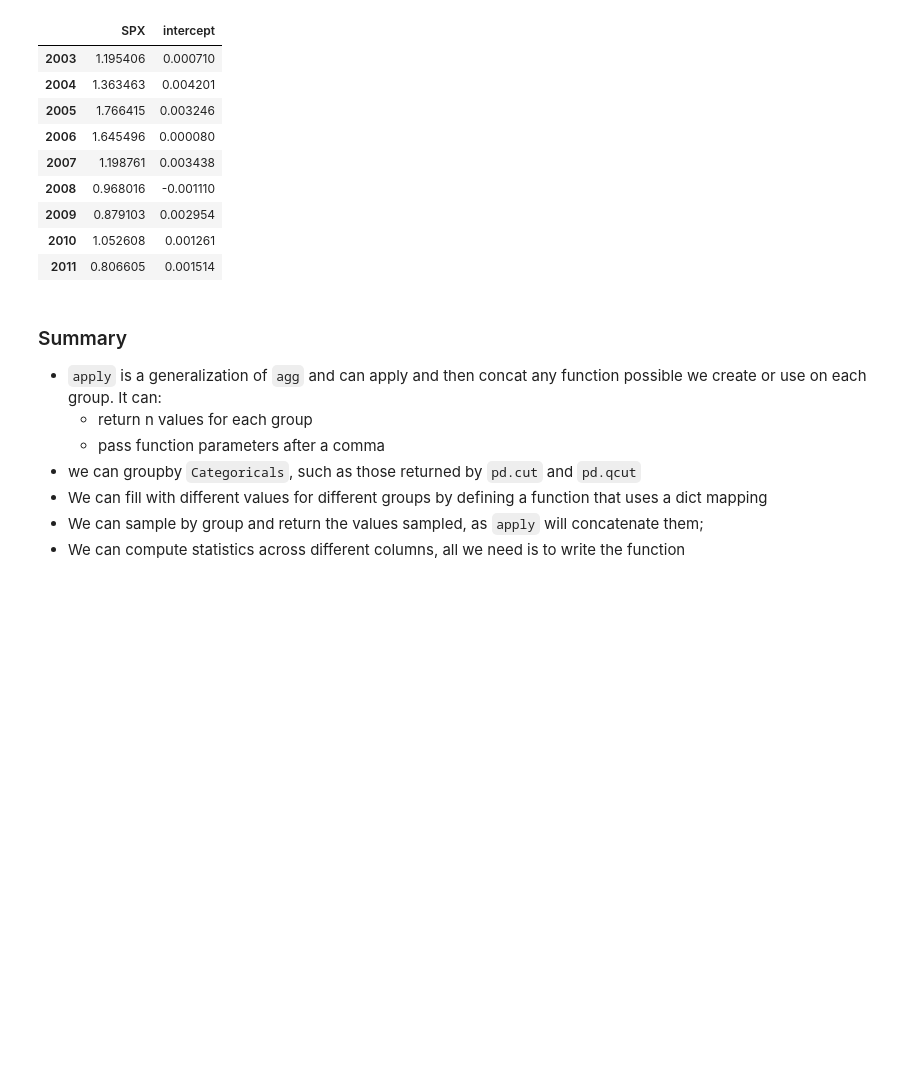
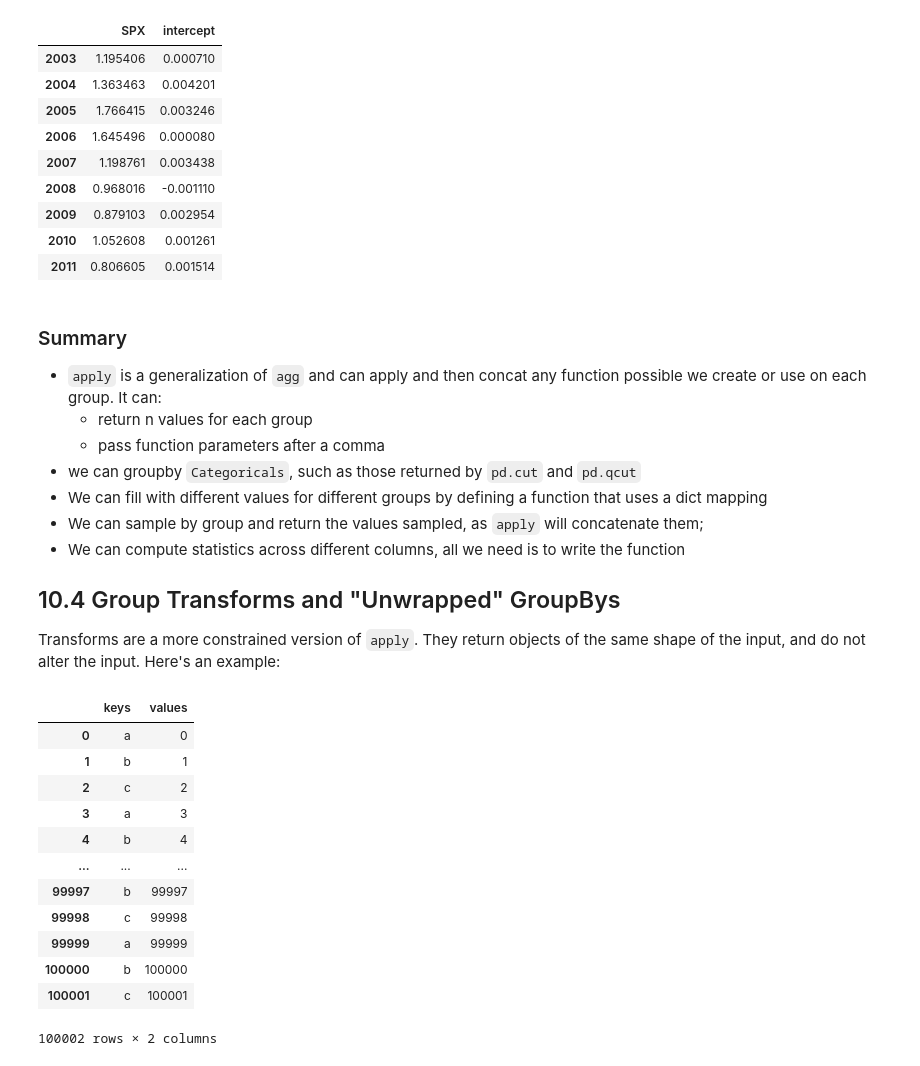
Before and after one commit to guinbraga/Python-for-Data-Analysis, a Jupyter notebook: 10-agg_group/10-agg_group.ipynb, the cells around one changed output. Saved outputs shown, nothing was run; the diff lists cells and outputs as text; code cells hidden in the pictures; blank space fills up the shorter version.

Commit message:
read section 10.4 transform

```diff
--- a/10-agg_group/10-agg_group.ipynb
+++ b/10-agg_group/10-agg_group.ipynb
@@ -1022,3 +1022,28 @@ by_year.apply(regress, yvar='AAPL', xvars=['SPX'])
 - We can fill with different values for different groups by defining a function that uses a dict mapping
 - We can sample by group and return the values sampled, as `apply` will concatenate them;
 - We can compute statistics across different columns, all we need is to write the function
+
+## 10.4 Group Transforms and "Unwrapped" GroupBys
+
+Transforms are a more constrained version of `apply`.
+They return objects of the same shape of the input,
+and do not alter the input. Here's an example:
+# %%
+n = 100002
+df = pd.DataFrame({'keys': ['a','b','c'] * int(n/3),
+                   'values': np.arange(n)})
+df
+# %% [output]
+|  | keys | values |
+| 0 | a | 0 |
+| 1 | b | 1 |
+| 2 | c | 2 |
+| 3 | a | 3 |
+| 4 | b | 4 |
+| ... | ... | ... |
+| 99997 | b | 99997 |
+| 99998 | c | 99998 |
+| 99999 | a | 99999 |
+| 100000 | b | 100000 |
+| 100001 | c | 100001 |
+100002 rows × 2 columns
```
Also changed, not shown: parts of 13 cells of this notebook, 1 other file.
